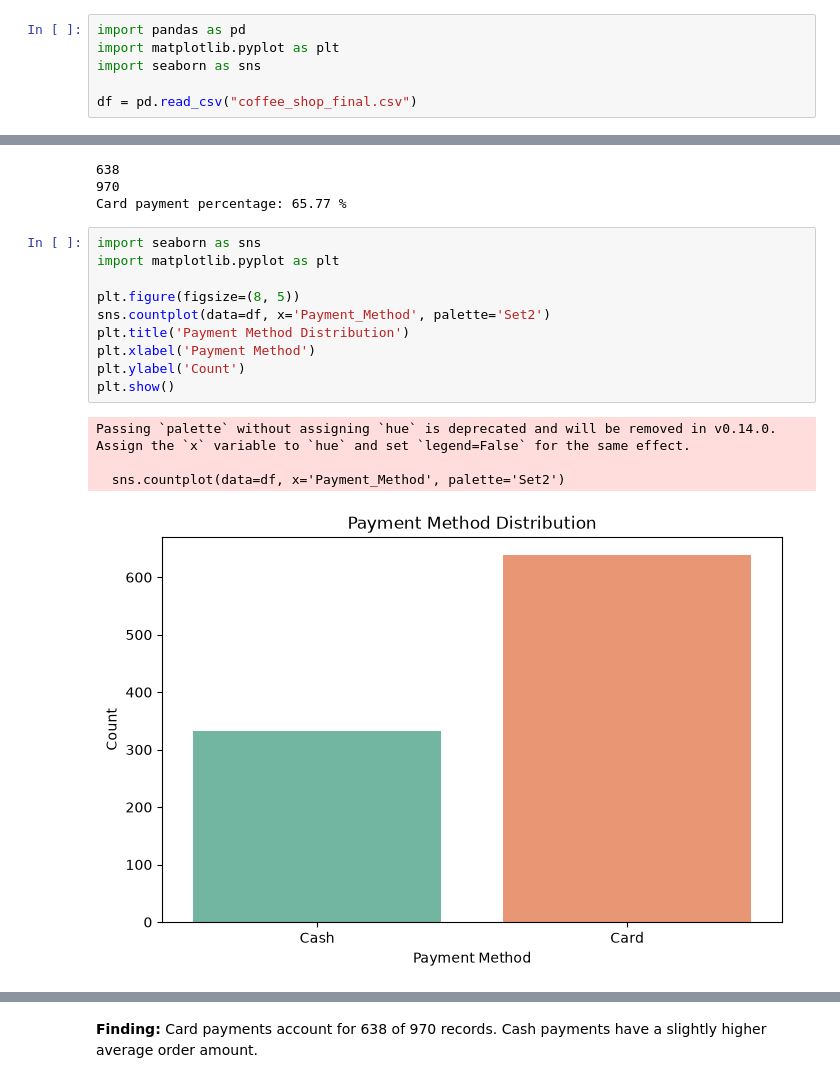
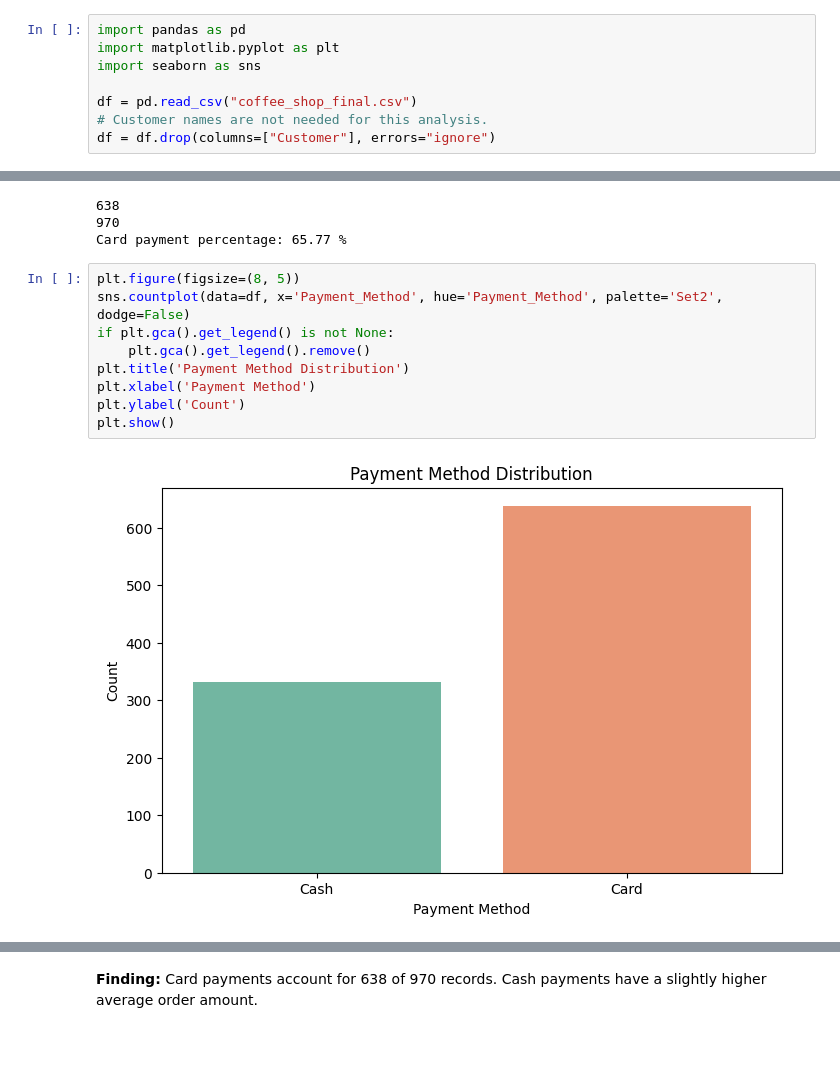
Before and after one commit to sholamammadova/coffee-shop-sales-analysis, a Jupyter notebook: coffee_shop_eda.ipynb, the cells around one changed output, grey strips where cells are left out. Cells and saved outputs as stored; diff of their text form; blank space fills up the shorter version.

Commit message:
Improve data quality and correct sales analysis

```diff
--- a/coffee_shop_eda.ipynb
+++ b/coffee_shop_eda.ipynb
@@ -12,4 +12,6 @@ import matplotlib.pyplot as plt
 import seaborn as sns
 
 df = pd.read_csv("coffee_shop_final.csv")
+# Customer names are not needed for this analysis.
+df = df.drop(columns=["Customer"], errors="ignore")
 # %%
@@ -235,20 +242,16 @@ print("Card payment percentage:", round(card_percentage, 2), "%")
 970
 Card payment percentage: 65.77 %
 # %%
-import seaborn as sns
-import matplotlib.pyplot as plt
-
 plt.figure(figsize=(8, 5))
-sns.countplot(data=df, x='Payment_Method', palette='Set2')
+sns.countplot(data=df, x='Payment_Method', hue='Payment_Method', palette='Set2', dodge=False)
+if plt.gca().get_legend() is not None:
+    plt.gca().get_legend().remove()
 plt.title('Payment Method Distribution')
 plt.xlabel('Payment Method')
 plt.ylabel('Count')
 plt.show()
 # %% [output]
-Passing `palette` without assigning `hue` is deprecated and will be removed in v0.14.0. Assign the `x` variable to `hue` and set `legend=False` for the same effect.
-
-  sns.countplot(data=df, x='Payment_Method', palette='Set2')
-[figure, old version]
+[figure, new version]
 # %%
 payment_analysis = df.groupby("Payment_Method").agg(
     Order_Count=("Order_ID", "count"),
```
Also changed, not shown: parts of 40 cells of this notebook, 1 other file.
